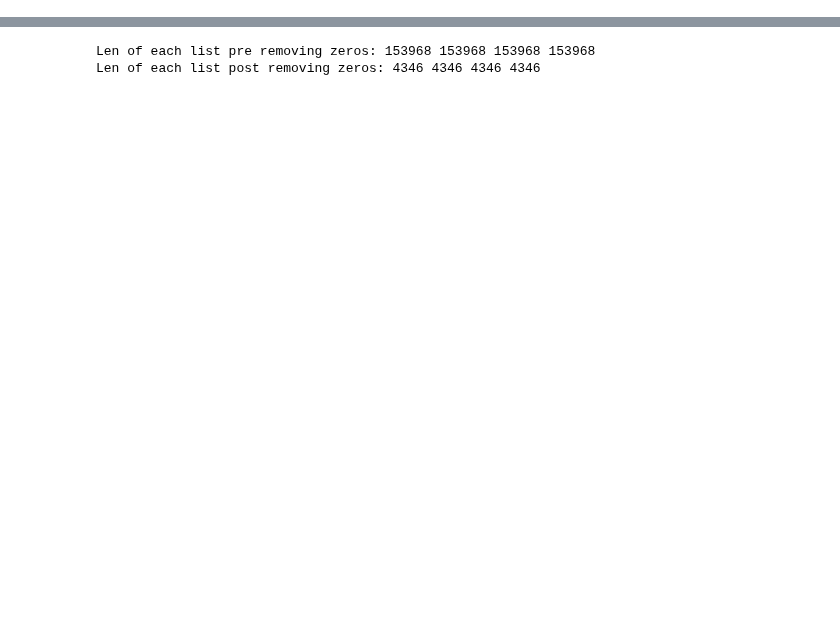
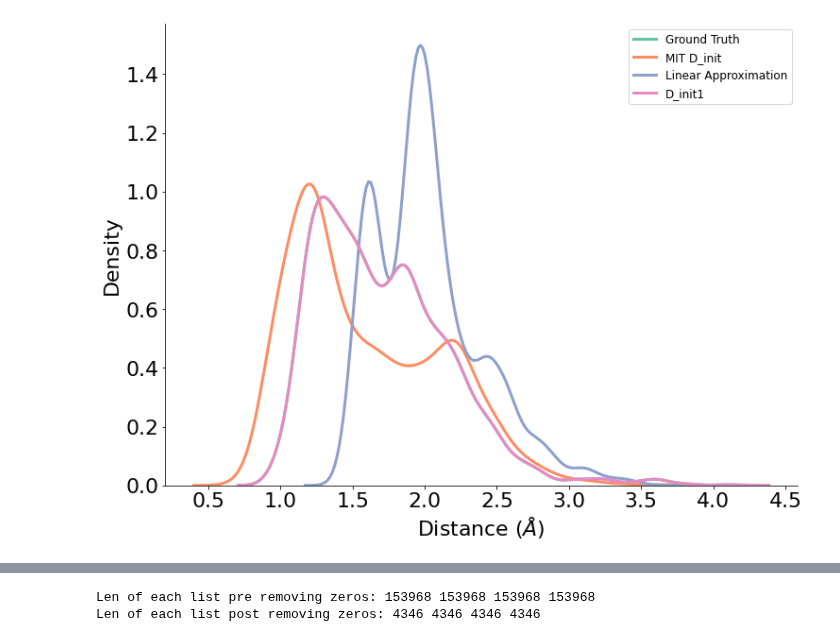
Before and after one commit to avishvj/3d-reactions, a Jupyter notebook: ts_gen_port.ipynb, the cells around one changed output, grey strips where cells are left out. Cells and saved outputs as stored; diff of their text form; code cells hidden in the pictures; blank space fills up the shorter version.

Commit message:
my d_gt is wrong, got it working in other + use their data creation!

```diff
--- a/ts_gen_port.ipynb
+++ b/ts_gen_port.ipynb
@@ -126,14 +138,94 @@ test_p = Chem.SDMolSupplier(product_file, removeHs=False, sanitize=False)
 test_p = [x for x  in test_p]
 
 # want to create a D_init of [num_train, 21, 21] for plotting
-batched_test_Ds = test_log.epoch_ae_results[-1]['D_init']
-test_Ds = np.concatenate([D for D in batched_test_Ds], 0)
+#batched_test_Ds = test_log.epoch_ae_results[-1]['D_gt']
+#test_Ds = np.concatenate([D for D in batched_test_Ds], 0)
 
 # save and load
 d_folder = 'experiments/building_on_mit/meta_eval/d_inits/'
 D_init = np.load(d_folder + 'mit_best.npy')
-np.save(d_folder + file_name, test_Ds)
+# np.save(d_folder + file_name, test_Ds)
 D_init1 = np.load(d_folder + file_name)
 d_inits = []
 d_inits.append(D_init1)
 num_d_inits = len(d_inits)
+
+
+########
+
+
+# lists for plotting
+gt, best_init, lin_approx = [], [], []
+d_init_lists = [[] for i in range(num_d_inits)]
+
+for idx in range(len(test_ts)):
+
+    # num_atoms + mask for reaction core
+    num_atoms = test_ts[idx].GetNumAtoms()
+    core_mask = (Chem.GetAdjacencyMatrix(test_p[idx]) + Chem.GetAdjacencyMatrix(test_r[idx])) == 1
+
+    # main 3
+    gt.append(np.ravel(Chem.Get3DDistanceMatrix(test_ts[idx]) * core_mask))
+    best_init.append(np.ravel(D_init[idx][0:num_atoms, 0:num_atoms] * core_mask))
+    lin_approx.append(np.ravel((Chem.Get3DDistanceMatrix(test_r[idx]) + Chem.Get3DDistanceMatrix(test_p[idx])) / 2 * core_mask))
+
+    # other d_inits
+    for j, d_init_list in enumerate(d_init_lists):
+        d_init_lists[j].append(np.ravel(d_inits[j][idx][0:num_atoms, 0:num_atoms]*core_mask))
+
+# NOTE: fine up to this point, all lengths match
+
+# make plottable
+all_ds = [gt, best_init, lin_approx, *d_init_lists]
+all_ds = [np.concatenate(ds).ravel() for ds in all_ds]
+
+# NOTE: fine up to this point, all lengths match
+
+prezero_msg = f"Len of each list pre removing zeros: "
+for ds in all_ds:
+    prezero_msg += f"{len(ds)} "
+print(prezero_msg)
+
+all_ds = [ds[ds != 0] for ds in all_ds] # only keep non-zero values
+
+postzero_msg = f"Len of each list post removing zeros: "
+for ds in all_ds:
+    postzero_msg += f"{len(ds)} "
+print(postzero_msg)
+
+ds_dict = {'gt': (all_ds[0], 'Ground Truth'), 'best_init': (all_ds[1], 'MIT D_init'),\
+     'lin_approx': (all_ds[2], 'Linear Approximation')}
+base_ds_counter = len(ds_dict)
+for k in range(len(d_init_lists)):
+    name = f'D_init{k+1}'
+    ds_dict[name] = (all_ds[base_ds_counter + k], name)
+
+
+########
+
+
+fig, ax = plt.subplots(figsize=(12,9))
+
+num_to_plot = len(ds_dict)
+cols = sns.color_palette("Set2", num_to_plot)
+
+# keys: 'gt', 'lin_approx', 'best_init', f'D_init{i}'
+# no_print = ['lin_approx']
+
+for i, key in enumerate(ds_dict.keys()):
+    #if key in no_print:
+    #    continue
+    sns.distplot(ds_dict[key][0], color=cols[i], kde_kws={"lw": 3, "label": ds_dict[key][1]}, hist=False)
+
+ax.legend(loc='upper right')
+ax.legend(fontsize=12)
+ax.set_ylabel('Density', fontsize=22)
+ax.set_xlabel(r'Distance ($\AA$)', fontsize=22)
+ax.tick_params(axis='both', which='major', labelsize=22)
+ax.spines["top"].set_visible(False)
+ax.spines["bottom"].set_visible(True)
+ax.spines["right"].set_visible(False)
+ax.spines["left"].set_visible(True)
+
+plt.savefig('opt50.png', bbox_inches='tight')
+# %% [output]
@@ -139,0 +234 @@ num_d_inits = len(d_inits)
+[figure, added]
```
Also changed, not shown: parts of 9 cells of this notebook, 5 other files.
